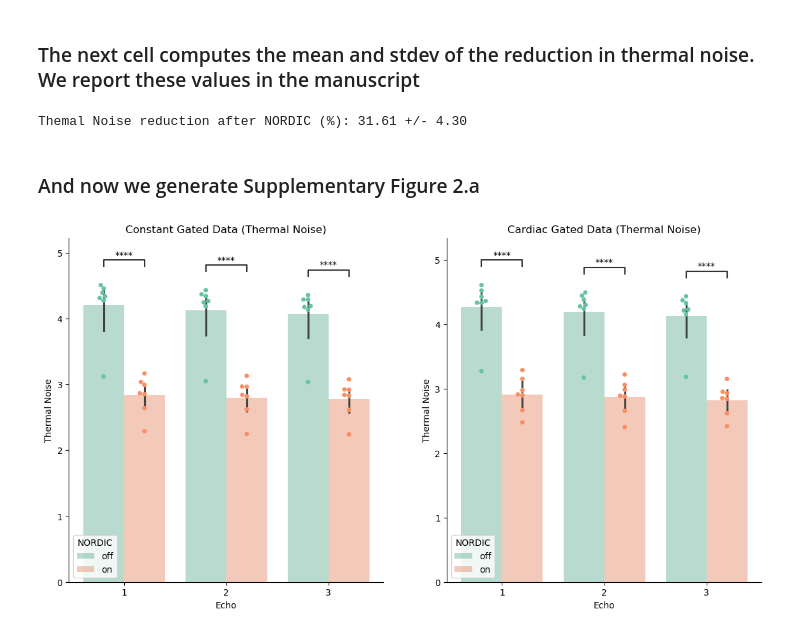
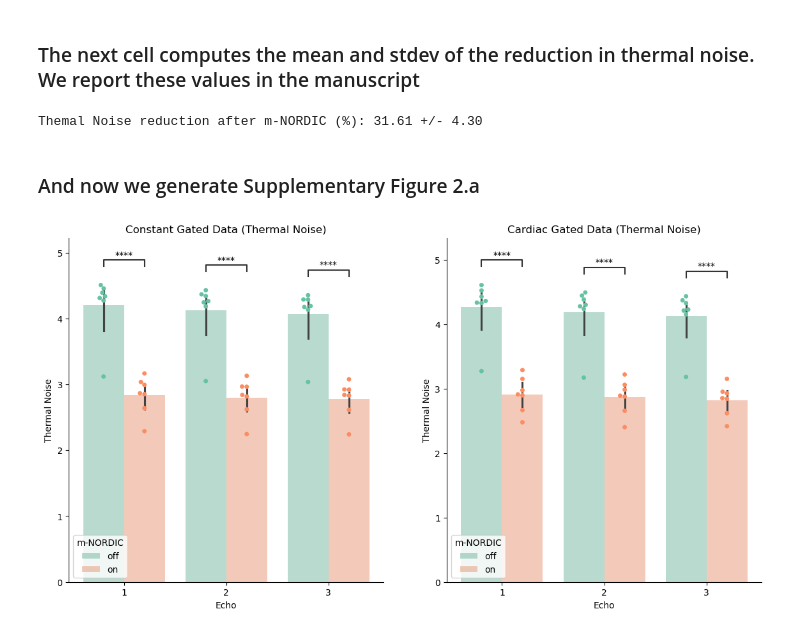
Before and after one commit to javiergcas/me_staticfc, a Jupyter notebook: code/notebooks/N01_ThermalNoise_beforeAfter_NORDIC.discovery.ipynb, the cells around one changed output. Cells and saved outputs as stored; diff of their text form; code cells hidden in the pictures.

Commit message:
NORDIC label to n-NORDIC get sbj_list using utils function, and save png

```diff
--- a/code/notebooks/N01_ThermalNoise_beforeAfter_NORDIC.discovery.ipynb
+++ b/code/notebooks/N01_ThermalNoise_beforeAfter_NORDIC.discovery.ipynb
@@ -25,6 +27,8 @@ import matplotlib.pyplot as plt
 
 ### First we define a list of subject IDs in the "evaluation" dataset, and also of session ids (e.g., cardiac or constant gated)
 # %%
-sbj_list = ['MGSBJ01',  'MGSBJ02',  'MGSBJ03',  'MGSBJ04',  'MGSBJ05',  'MGSBJ06',  'MGSBJ07']
-ses_list = ['constant_gated', 'cardiac_gated']
+DATASET = 'discovery'
+ds_index = get_dataset_index(DATASET)
+ses_list = list(ds_index.get_level_values('Session').unique())
+sbj_list = list(ds_index.get_level_values('Subject').unique())
 dataset_info_df = pd.DataFrame(index=pd.MultiIndex.from_product([sbj_list,ses_list],names=['Subject','Session']))
@@ -36,10 +43,10 @@ for sbj,ses in tqdm(dataset_info_df.index, desc='Scan'):
     for e in range(1,4):
         aux_path = osp.join(PRCS_DATA_DIR,sbj,'D02_NORDIC',f'{sbj}_{ses}_task-rest_echo-{e}_bold.NORDIC_off.ThermalNoise.txt')
         aux      = np.loadtxt(aux_path)
-        df_list.append( {'Subject':sbj,'Session':ses,'NORDIC':'off','Echo':e,'Thermal Noise':np.mean(aux[10::])})
+        df_list.append( {'Subject':sbj,'Session':ses,'m-NORDIC':'off','Echo':e,'Thermal Noise':np.mean(aux[10::])})
         aux_path = osp.join(PRCS_DATA_DIR,sbj,'D02_NORDIC',f'{sbj}_{ses}_task-rest_echo-{e}_bold.NORDIC_on.ThermalNoise.txt')
         aux      = np.loadtxt(aux_path)
-        df_list.append( {'Subject':sbj,'Session':ses,'NORDIC':'on','Echo':e,'Thermal Noise':np.mean(aux[10::])})
+        df_list.append( {'Subject':sbj,'Session':ses,'m-NORDIC':'on','Echo':e,'Thermal Noise':np.mean(aux[10::])})
 df = pd.DataFrame(df_list)
 # %% [markdown]
 ### We then separate the data into two separate datasets (for plotting and stats purposes). One will contain the estimates for the cardiac_gated scans, and the other one for the constant_gated scans
@@ -49,30 +56,30 @@ df_CardG  = df.set_index('Session').loc['cardiac_gated'].copy().reset_index(drop
 # %% [markdown]
 ### The next cell computes the mean and stdev of the reduction in thermal noise. We report these values in the manuscript
 # %%
-aux = (100 * (df.set_index(['Subject','Session','NORDIC','Echo']).loc[:,:,'off',:] - df.set_index(['Subject','Session','NORDIC','Echo']).loc[:,:,'on',:]) / df.set_index(['Subject','Session','NORDIC','Echo']).loc[:,:,'off',:]).describe()
-print('Themal Noise reduction after NORDIC (%%): %0.2f +/- %0.2f' % (aux.loc['mean'].values[0],aux.loc['std'].values[0]))
+aux = (100 * (df.set_index(['Subject','Session','m-NORDIC','Echo']).loc[:,:,'off',:] - df.set_index(['Subject','Session','m-NORDIC','Echo']).loc[:,:,'on',:]) / df.set_index(['Subject','Session','m-NORDIC','Echo']).loc[:,:,'off',:]).describe()
+print('Themal Noise reduction after m-NORDIC (%%): %0.2f +/- %0.2f' % (aux.loc['mean'].values[0],aux.loc['std'].values[0]))
 # %% [output]
-Themal Noise reduction after NORDIC (%): 31.61 +/- 4.30
+Themal Noise reduction after m-NORDIC (%): 31.61 +/- 4.30
 # %% [markdown]
 ### And now we generate Supplementary Figure 2.a
 # %%
 fig, axs = plt.subplots(1,2,figsize=(14,7))
 # Results for Constant Gated
-sns.barplot(  data=df_ConstG,hue='NORDIC',x='Echo',y='Thermal Noise', palette='Set2', errorbar='ci', ax=axs[0], alpha=0.5).set_title('Constant Gated Data (Thermal Noise)')
-sns.swarmplot(data=df_ConstG,hue='NORDIC',x='Echo',y='Thermal Noise', palette='Set2',ax=axs[0], dodge=True, legend=False)
+sns.barplot(  data=df_ConstG,hue='m-NORDIC',x='Echo',y='Thermal Noise', palette='Set2', errorbar='ci', ax=axs[0], alpha=0.5).set_title('Constant Gated Data (Thermal Noise)')
+sns.swarmplot(data=df_ConstG,hue='m-NORDIC',x='Echo',y='Thermal Noise', palette='Set2',ax=axs[0], dodge=True, legend=False)
 pairs=[((1,'off'),(1,'on')),((2,'off'),(2,'on')),((3,'off'),(3,'on'))]
-annotation = Annotator(axs[0], pairs, data=df_ConstG, hue='NORDIC', y='Thermal Noise',x='Echo')
+annotation = Annotator(axs[0], pairs, data=df_ConstG, hue='m-NORDIC', y='Thermal Noise',x='Echo')
 annotation.configure(test='t-test_paired', loc='inside', verbose=0, comparisons_correction="Bonferroni");
 annotation.apply_test(alternative='two-sided');
 annotation.annotate();
 # Results for Cardiac Gated
-sns.barplot(  data=df_CardG,hue='NORDIC',x='Echo',y='Thermal Noise', palette='Set2', errorbar='ci', ax=axs[1], alpha=0.5).set_title('Cardiac Gated Data (Thermal Noise)')
-sns.swarmplot(data=df_CardG,hue='NORDIC',x='Echo',y='Thermal Noise', palette='Set2',ax=axs[1], dodge=True, legend=False)
+sns.barplot(  data=df_CardG,hue='m-NORDIC',x='Echo',y='Thermal Noise', palette='Set2', errorbar='ci', ax=axs[1], alpha=0.5).set_title('Cardiac Gated Data (Thermal Noise)')
+sns.swarmplot(data=df_CardG,hue='m-NORDIC',x='Echo',y='Thermal Noise', palette='Set2',ax=axs[1], dodge=True, legend=False)
 sns.despine()
 pairs=[((1,'off'),(1,'on')),((2,'off'),(2,'on')),((3,'off'),(3,'on'))]
-annotation = Annotator(axs[1], pairs, data=df_CardG, hue='NORDIC', y='Thermal Noise',x='Echo')
+annotation = Annotator(axs[1], pairs, data=df_CardG, hue='m-NORDIC', y='Thermal Noise',x='Echo')
 annotation.configure(test='t-test_paired', loc='inside', verbose=0, comparisons_correction="Bonferroni");
 annotation.apply_test(alternative='two-sided');
 annotation.annotate();
 # %% [output]
-[figure, old version]
+[figure, new version]
```
Also changed, not shown: parts of 4 cells of this notebook, 3 other files.
